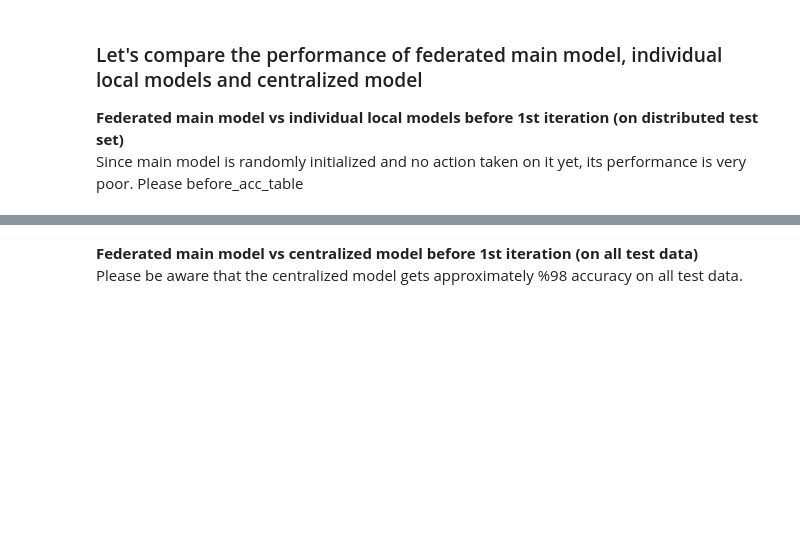
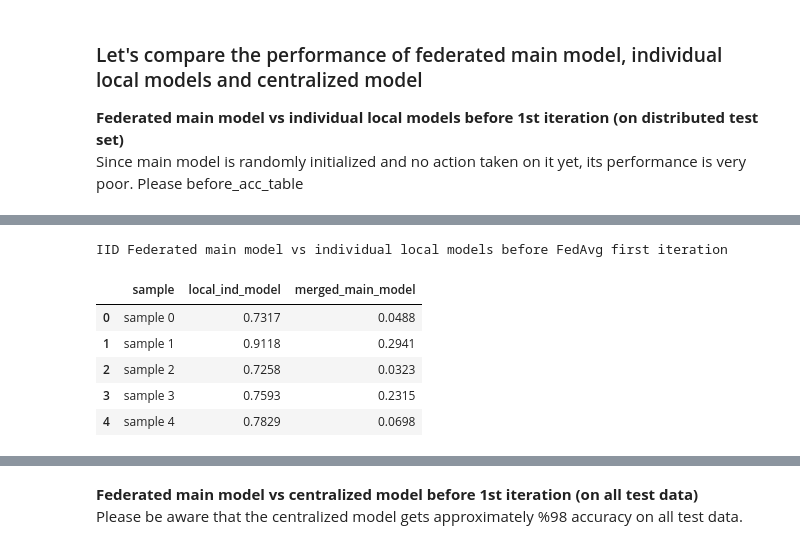
Before and after one commit to yangland/ece_fl_public, a Jupyter notebook: fedavg_mnist_iid_noniid.ipynb, the cells around one changed output, grey strips where cells are left out. Drawn from its saved outputs; the diff is of its cells as text; code cells hidden in the pictures; blank space fills up the shorter version.

```diff
--- a/fedavg_mnist_iid_noniid.ipynb
+++ b/fedavg_mnist_iid_noniid.ipynb
@@ -1018,0 +953,20 @@ Federated main model vs individual local models after FedAvg first iteration
+# %%
+#IID
+before_acc_table2=compare_local_and_merged_model_performance(number_of_samples=number_of_samples, model_dict=model_dict_2)
+before_test_loss2, before_test_accuracy2 = validation(main_model_2, test_dl, main_criterion_2)
+
+main_model_2= set_averaged_weights_as_main_model_weights_and_update_main_model(main_model_2,model_dict_1, number_of_samples)
+
+after_acc_table2=compare_local_and_merged_model_performance(number_of_samples=number_of_samples, model_dict=model_dict_2)
+after_test_loss2, after_test_accuracy2 = validation(main_model_2, test_dl, main_criterion_2)
+# %%
+print("IID Federated main model vs individual local models before FedAvg first iteration")
+before_acc_table2.head()
+# %% [output]
+IID Federated main model vs individual local models before FedAvg first iteration
+|  | sample | local_ind_model | merged_main_model |
+| 0 | sample 0 | 0.7317 | 0.0488 |
+| 1 | sample 1 | 0.9118 | 0.2941 |
+| 2 | sample 2 | 0.7258 | 0.0323 |
+| 3 | sample 3 | 0.7593 | 0.2315 |
+| 4 | sample 4 | 0.7829 | 0.0698 |
```
Also changed, not shown: parts of 41 cells of this notebook, 8 other files.
